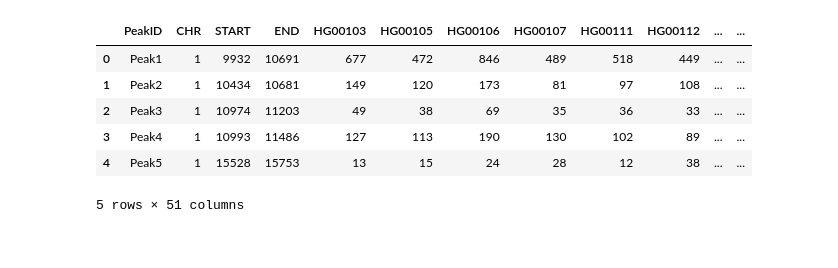
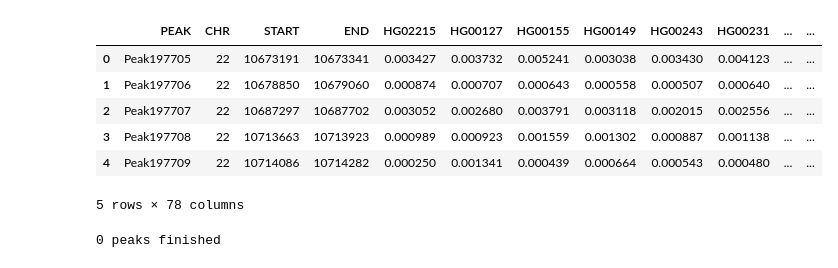
Before and after one commit to heyuan7676/ATACseq_variant_caller, a Jupyter notebook: QTL/QTL_calling.ipynb, the cells around one changed output. Cells and saved outputs as stored; diff of their text form; code cells hidden in the pictures.

```diff
--- a/QTL/QTL_calling.ipynb
+++ b/QTL/QTL_calling.ipynb
@@ -6,20 +12,14 @@ from matplotlib import pyplot as plt
 # %%
-# Peaks
-PEAK_DIR = '/work-zfs/abattle4/heyuan/Variant_calling/datasets/GBR/ATAC_seq/alignment_bowtie/Peaks'
-peaks = pd.read_csv('%s/peak_by_sample_matrix.txt' % PEAK_DIR, sep=' ')
-peaks = peaks[peaks.columns[:-1]]
-peaks.head()
+def read_in_peaks():
 
+    # Peaks
+    peaks = pd.read_csv('%s/peak_by_sample_matrix_chr%d.txt' % (PEAK_DIR, CHROMOSOME), sep=' ')
+    peaks = peaks[[x for x in peaks.columns if 'Unnamed' not in x]]
+    samples = [x for x in gt_dat.columns if x.startswith('HG')]
 
-# sample read depth
-bam_stats = pd.read_csv('/work-zfs/abattle4/heyuan/Variant_calling/datasets/GBR/ATAC_seq/alignment_bowtie/first_pass_bqsr/bam_stats.txt', sep='\t', header=None)
-bam_stats.columns=['Sample', 'Reads']
+    # sample read depth
+    bam_stats = pd.read_csv('%s/bam_stats.txt' % BAM_DIR, sep='\t', header=None)
+    bam_stats.columns=['Sample', 'Reads']
+
+    return [peaks, bam_stats, samples]
-# %% [output]
-|  | PeakID | CHR | START | END | HG00103 | HG00105 | HG00106 | HG00107 | HG00111 | HG00112 | ... | ... |
-| 0 | Peak1 | 1 | 9932 | 10691 | 677 | 472 | 846 | 489 | 518 | 449 | ... | ... |
-| 1 | Peak2 | 1 | 10434 | 10681 | 149 | 120 | 173 | 81 | 97 | 108 | ... | ... |
-| 2 | Peak3 | 1 | 10974 | 11203 | 49 | 38 | 69 | 35 | 36 | 33 | ... | ... |
-| 3 | Peak4 | 1 | 10993 | 11486 | 127 | 113 | 190 | 130 | 102 | 89 | ... | ... |
-| 4 | Peak5 | 1 | 15528 | 15753 | 13 | 15 | 24 | 28 | 12 | 38 | ... | ... |
-5 rows × 51 columns
 # %%
@@ -37,0 +46,11 @@ gt_dat.head()
+# %%
+RPKM_dat = compute_RPKM(peaks,bam_stats,samples)
+RPKM_dat.head()
+# %% [output]
+|  | PEAK | CHR | START | END | HG02215 | HG00127 | HG00155 | HG00149 | HG00243 | HG00231 | ... | ... |
+| 0 | Peak197705 | 22 | 10673191 | 10673341 | 0.003427 | 0.003732 | 0.005241 | 0.003038 | 0.003430 | 0.004123 | ... | ... |
+| 1 | Peak197706 | 22 | 10678850 | 10679060 | 0.000874 | 0.000707 | 0.000643 | 0.000558 | 0.000507 | 0.000640 | ... | ... |
+| 2 | Peak197707 | 22 | 10687297 | 10687702 | 0.003052 | 0.002680 | 0.003791 | 0.003118 | 0.002015 | 0.002556 | ... | ... |
+| 3 | Peak197708 | 22 | 10713663 | 10713923 | 0.000989 | 0.000923 | 0.001559 | 0.001302 | 0.000887 | 0.001138 | ... | ... |
+| 4 | Peak197709 | 22 | 10714086 | 10714282 | 0.000250 | 0.001341 | 0.000439 | 0.000664 | 0.000543 | 0.000480 | ... | ... |
+5 rows × 78 columns
@@ -37,0 +214,14 @@ gt_dat.head()
+# %%
+QTL_results = []
+for p in range(100):
+    token = compute_QTL_peaki(RPKM_dat.iloc[p], gt_numerical_dat, post_pp_dat)
+    QTL_results.append([a for b in token for a in b])
+    if p % 100 == 0:
+        print('%d peaks finished' % p)
+
+QTL_results = [a for b in QTL_results for a in b]
+QTL_results = np.reshape(np.array(QTL_results), [int(len(QTL_results)/3), 3])
+QTL_dat = pd.DataFrame(QTL_results)
+QTL_dat.columns = ['PeakID', 'CHR_POS', 'p-value']
+# %% [output]
+0 peaks finished
```
Also changed, not shown: parts of 12 cells of this notebook, 2 other files.
